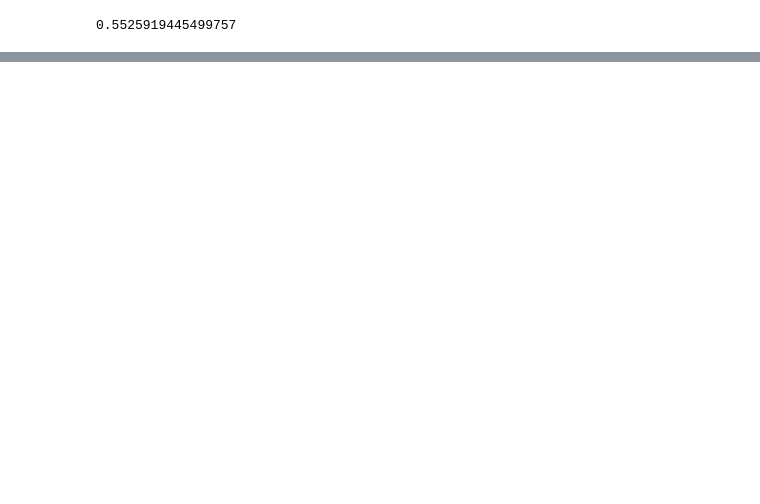
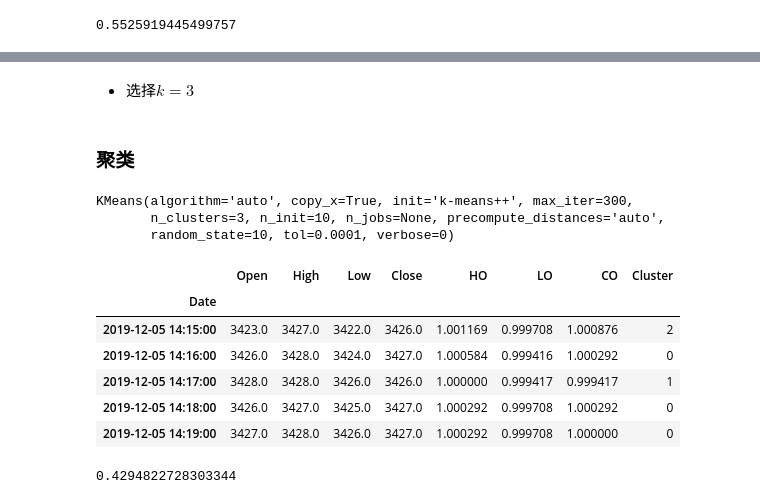
Before and after one commit to christinemu/quant-trading, a Jupyter notebook: TradingModels-DataMining.ipynb, the cells around one changed output, grey strips where cells are left out. Cells and saved outputs as stored; diff of their text form; code cells hidden in the pictures; blank space fills up the shorter version.

```diff
--- a/TradingModels-DataMining.ipynb
+++ b/TradingModels-DataMining.ipynb
@@ -1723,0 +1761,5 @@ irisSilhouetteScore
+# %%
+rbBar['HO'] = rbBar['High']/rbBar['Open']
+rbBar['LO'] = rbBar['Low']/rbBar['Open']
+rbBar['CO'] = rbBar['Close']/rbBar['Open']
+rbBar.head()
@@ -1723,0 +1774,3 @@ irisSilhouetteScore
+# %%
+rbCluster = rbBar.loc[:,['HO','LO','CO']]
+rbCluster.head()
@@ -1723,0 +1787,8 @@ irisSilhouetteScore
+# %%
+rbSSE = []
+for i in range(1,11):
+    tmp = cluster.KMeans(n_clusters=i,random_state=10)
+    tmp.fit(rbCluster)
+    rbSSE.append(tmp.inertia_)
+axrb = pd.Series(rbSSE).plot(kind='line',figsize=(12,6),marker='o',grid=True,xticks=range(0,10))
+axrb.set(xticklabels=range(1,11))
@@ -1723,0 +1837,26 @@ irisSilhouetteScore
+# %% [markdown]
+- 选择$k=3$
+# %% [markdown]
+### 聚类
+# %%
+rbkm = cluster.KMeans(n_clusters=3,random_state=10)
+rbkm.fit(rbCluster)
+# %% [output]
+KMeans(algorithm='auto', copy_x=True, init='k-means++', max_iter=300,
+       n_clusters=3, n_init=10, n_jobs=None, precompute_distances='auto',
+       random_state=10, tol=0.0001, verbose=0)
+# %%
+rbBar['Cluster'] = rbkm.labels_
+rbBar.head()
+# %% [output]
+|  | Open | High | Low | Close | HO | LO | CO | Cluster |
+| Date |  |  |  |  |  |  |  |  |
+| 2019-12-05 14:15:00 | 3423.0 | 3427.0 | 3422.0 | 3426.0 | 1.001169 | 0.999708 | 1.000876 | 2 |
+| 2019-12-05 14:16:00 | 3426.0 | 3428.0 | 3424.0 | 3427.0 | 1.000584 | 0.999416 | 1.000292 | 0 |
+| 2019-12-05 14:17:00 | 3428.0 | 3428.0 | 3426.0 | 3426.0 | 1.000000 | 0.999417 | 0.999417 | 1 |
+| 2019-12-05 14:18:00 | 3426.0 | 3427.0 | 3425.0 | 3427.0 | 1.000292 | 0.999708 | 1.000292 | 0 |
+| 2019-12-05 14:19:00 | 3427.0 | 3428.0 | 3426.0 | 3427.0 | 1.000292 | 0.999708 | 1.000000 | 0 |
+# %%
+metrics.silhouette_score(rbCluster,rbkm.labels_)
+# %% [output]
+0.4294822728303344
```
Also changed, not shown: parts of 100 cells of this notebook, 5 other files.
